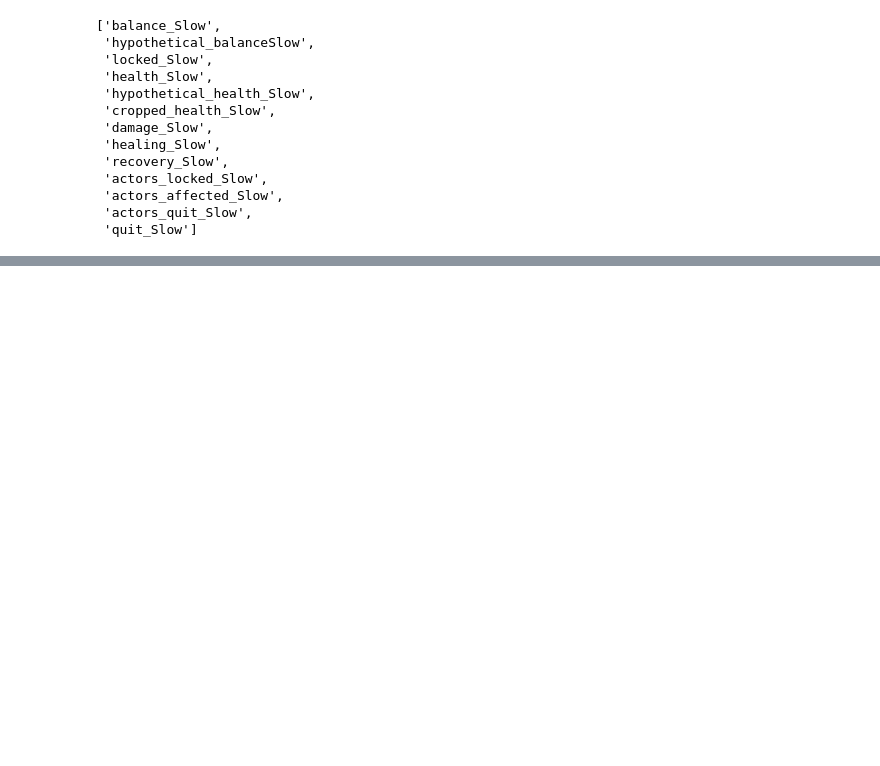
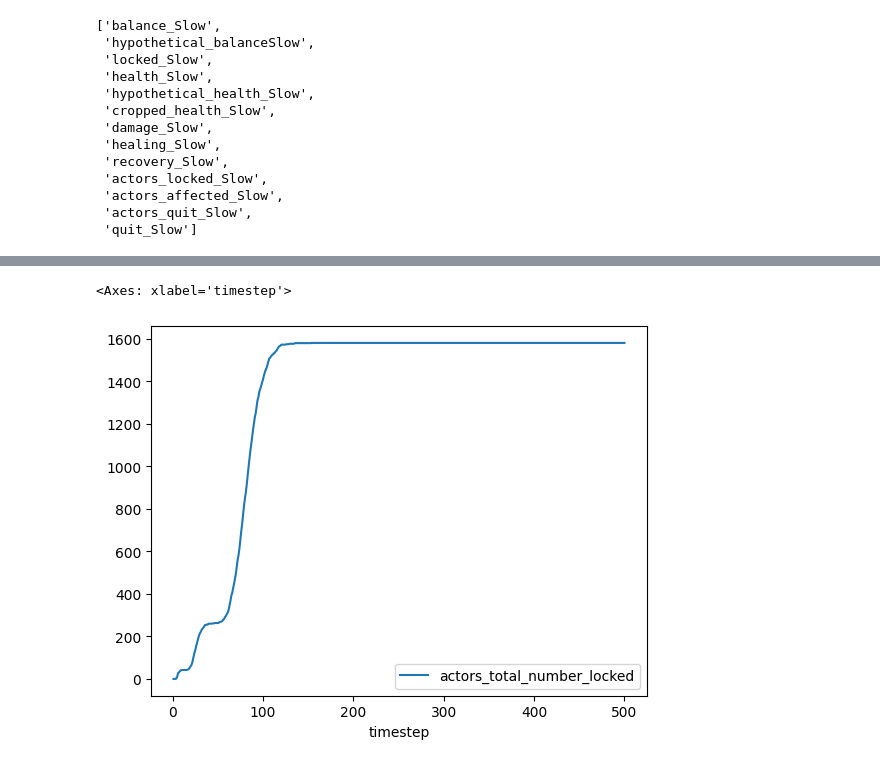
Before and after one commit to collectif-dao/dg-research, a Jupyter notebook: experiments/notebooks/clean_notebook_seal_study.ipynb, the cells around one changed output, grey strips where cells are left out. Saved outputs shown, nothing was run; the diff lists cells and outputs as text; code cells hidden in the pictures; blank space fills up the shorter version.

```diff
--- a/experiments/notebooks/clean_notebook_seal_study.ipynb
+++ b/experiments/notebooks/clean_notebook_seal_study.ipynb
@@ -296,0 +361,5 @@ plt.tight_layout()
+# %%
+run_df.plot(x='timestep', y='actors_total_number_locked')
+# %% [output]
+<Axes: xlabel='timestep'>
+[figure, added]
```
Also changed, not shown: parts of 8 cells of this notebook.
